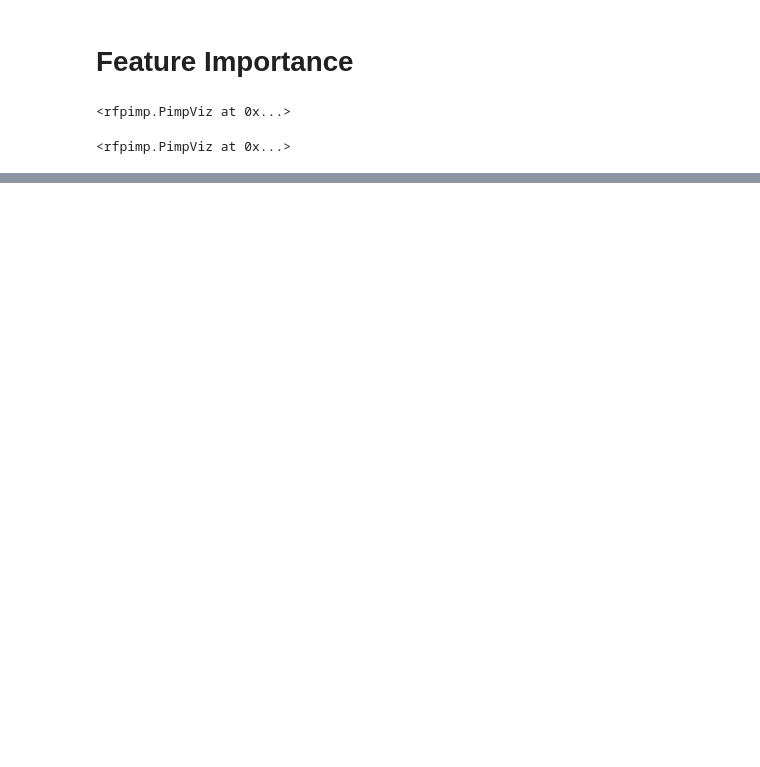
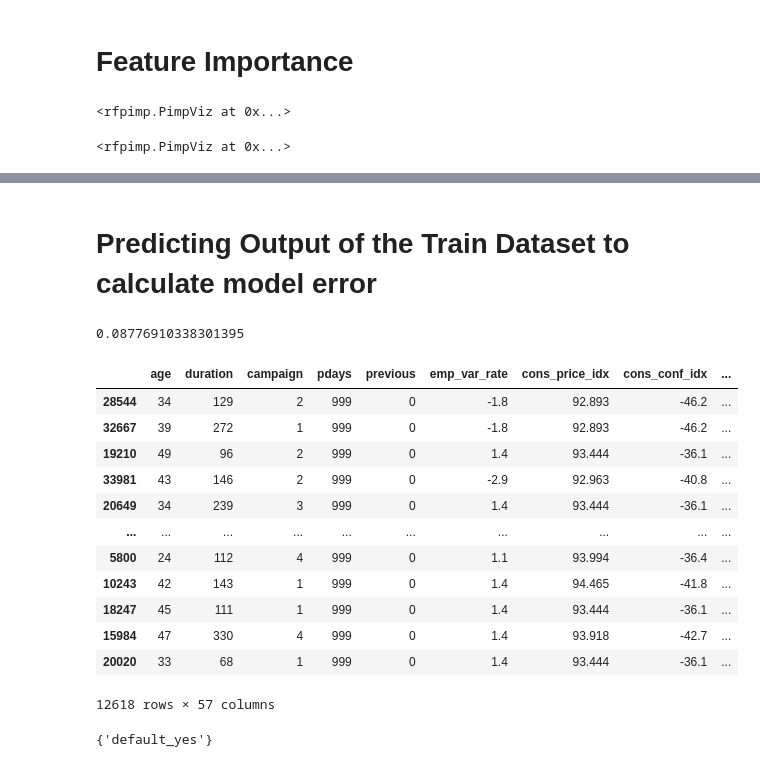
Before and after one commit to yosipa/demo_project, a Jupyter notebook: notebooks/modeling.ipynb, the cells around one changed output, grey strips where cells are left out. Saved outputs shown, nothing was run; the diff lists cells and outputs as text; code cells hidden in the pictures; blank space fills up the shorter version.

```diff
--- a/notebooks/modeling.ipynb
+++ b/notebooks/modeling.ipynb
@@ -248,0 +216,2 @@ NameError: name 'xtr' is not defined
+# %% [markdown]
+# Predicting Output of the Train Dataset to calculate model error
@@ -248,0 +220,30 @@ NameError: name 'xtr' is not defined
+# %%
+mean_squared_error(y_test, train_predict)
+# %% [output]
+0.08776910338301395
+# %%
+for col in categorical_columns:
+    df_test[col] = df_test[col].astype('category')
+# %%
+df_test_categorized = pd.get_dummies(df_test)
+df_test_categorized = df_test_categorized.drop("y_no", axis=1)
+df_test_categorized
+# %% [output]
+|  | age | duration | campaign | pdays | previous | emp_var_rate | cons_price_idx | cons_conf_idx | ... |
+| 28544 | 34 | 129 | 2 | 999 | 0 | -1.8 | 92.893 | -46.2 | ... |
+| 32667 | 39 | 272 | 1 | 999 | 0 | -1.8 | 92.893 | -46.2 | ... |
+| 19210 | 49 | 96 | 2 | 999 | 0 | 1.4 | 93.444 | -36.1 | ... |
+| 33981 | 43 | 146 | 2 | 999 | 0 | -2.9 | 92.963 | -40.8 | ... |
+| 20649 | 34 | 239 | 3 | 999 | 0 | 1.4 | 93.444 | -36.1 | ... |
+| ... | ... | ... | ... | ... | ... | ... | ... | ... | ... |
+| 5800 | 24 | 112 | 4 | 999 | 0 | 1.1 | 93.994 | -36.4 | ... |
+| 10243 | 42 | 143 | 1 | 999 | 0 | 1.4 | 94.465 | -41.8 | ... |
+| 18247 | 45 | 111 | 1 | 999 | 0 | 1.4 | 93.444 | -36.1 | ... |
+| 15984 | 47 | 330 | 4 | 999 | 0 | 1.4 | 93.918 | -42.7 | ... |
+| 20020 | 33 | 68 | 1 | 999 | 0 | 1.4 | 93.444 | -36.1 | ... |
+12618 rows × 57 columns
+# %%
+feature_diff = set(X_train) - set(df_test_categorized)
+feature_diff
+# %% [output]
+{'default_yes'}
```
Also changed, not shown: parts of 16 cells of this notebook.
